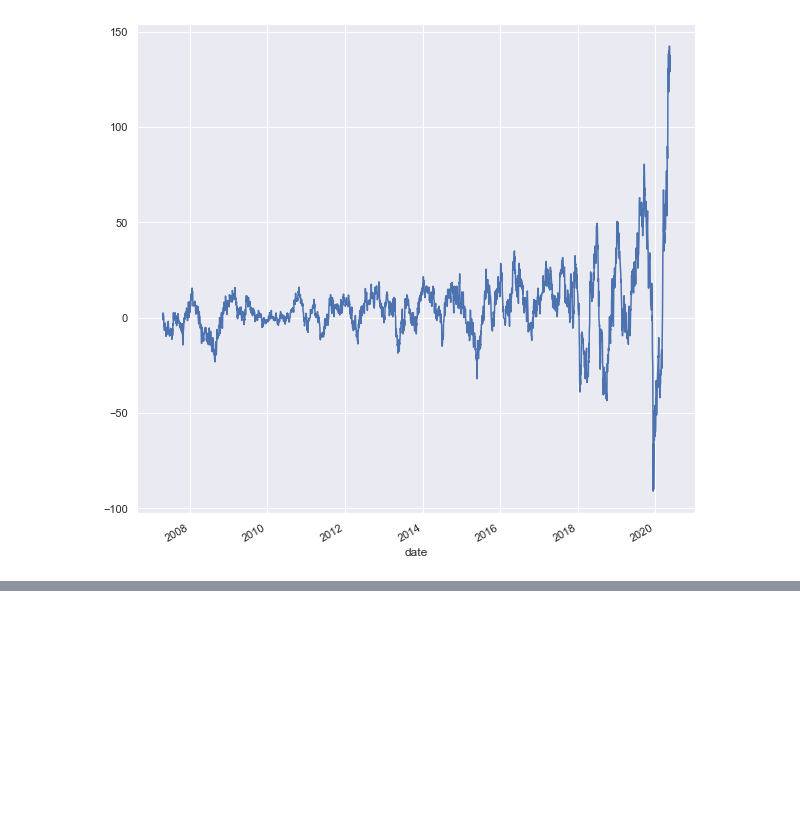
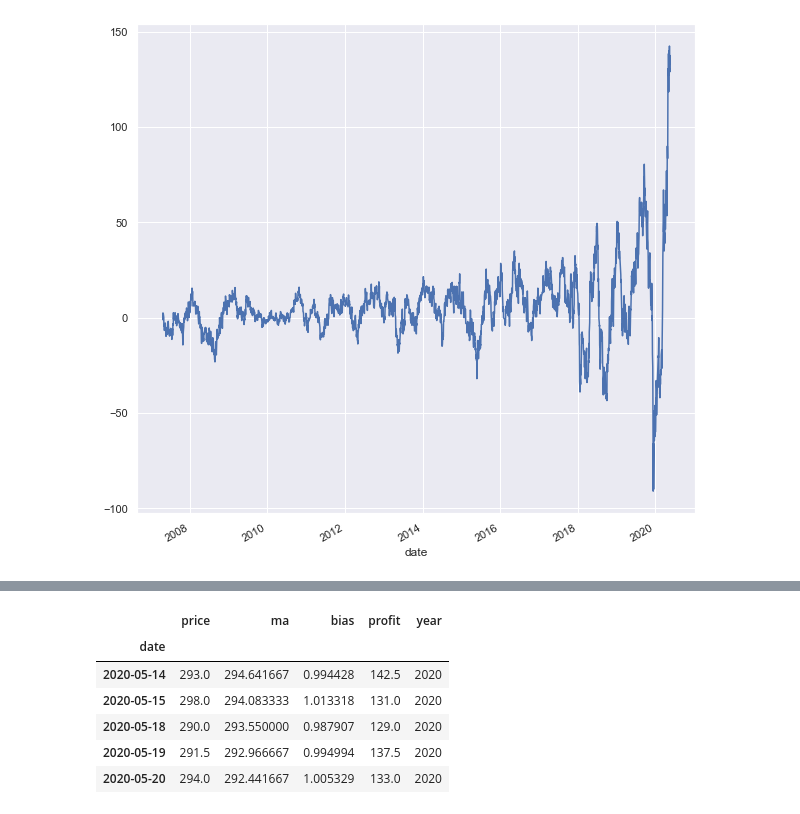
Before and after one commit to cmh841015/DLCourse2020, a Jupyter notebook: GetData.ipynb, the cells around one changed output, grey strips where cells are left out. Cells and saved outputs as stored; diff of their text form; code cells hidden in the pictures; blank space fills up the shorter version.

```diff
--- a/GetData.ipynb
+++ b/GetData.ipynb
@@ -319,0 +351,10 @@ tsmc60profit.plot()
+# %%
+tsmc_df.tail()
+# %% [output]
+|  | price | ma | bias | profit | year |
+| date |  |  |  |  |  |
+| 2020-05-14 | 293.0 | 294.641667 | 0.994428 | 142.5 | 2020 |
+| 2020-05-15 | 298.0 | 294.083333 | 1.013318 | 131.0 | 2020 |
+| 2020-05-18 | 290.0 | 293.550000 | 0.987907 | 129.0 | 2020 |
+| 2020-05-19 | 291.5 | 292.966667 | 0.994994 | 137.5 | 2020 |
+| 2020-05-20 | 294.0 | 292.441667 | 1.005329 | 133.0 | 2020 |
```
Also changed, not shown: parts of 4 cells of this notebook.
